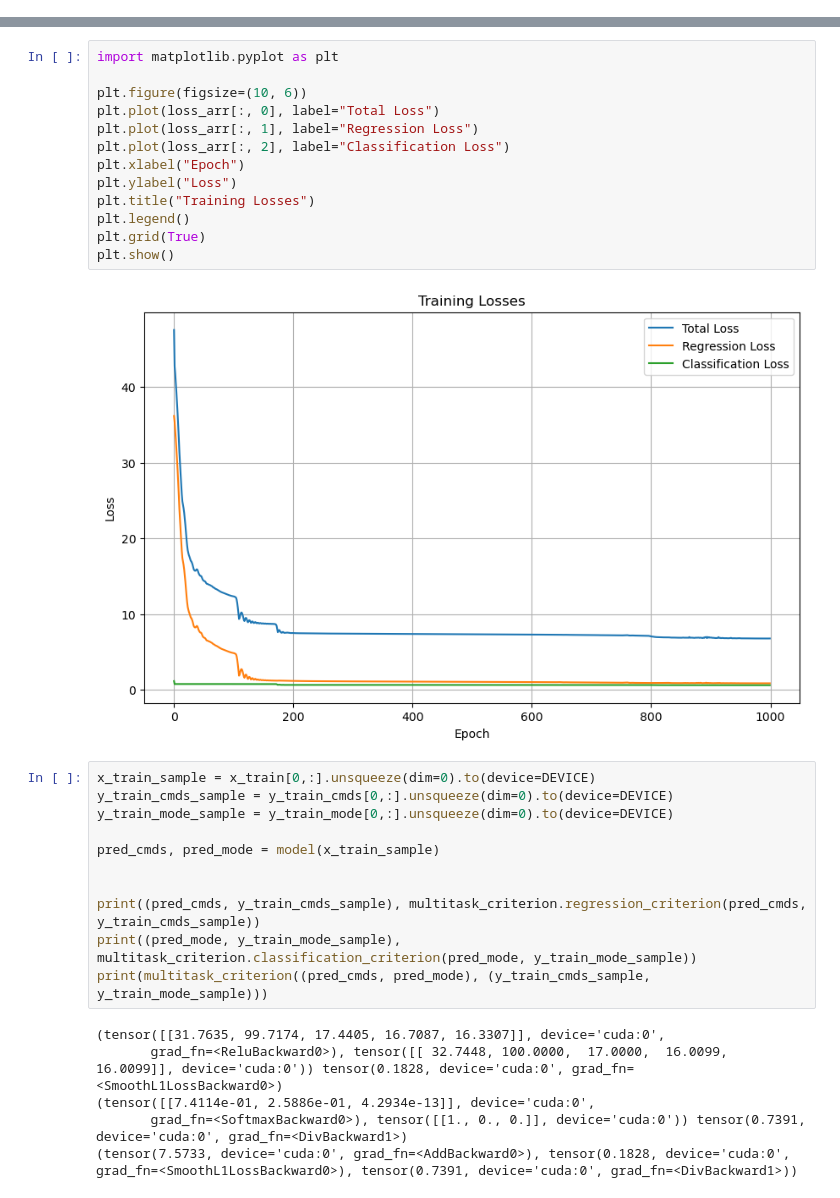
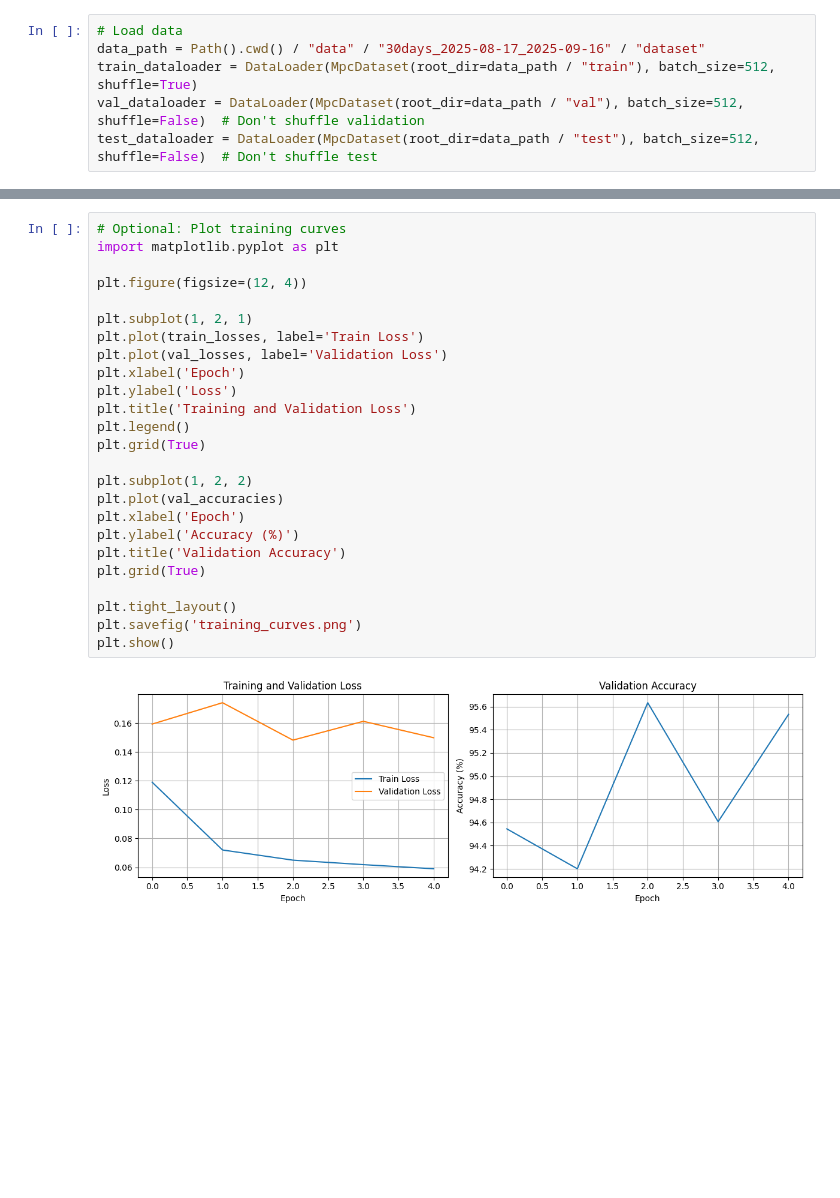
Before and after one commit to andreasHovaldt/nnlibrary, a Jupyter notebook: simple-network.ipynb, the cells around one changed output, grey strips where cells are left out. Drawn from its saved outputs; the diff is of its cells as text; blank space fills up the shorter version.

Commit message:
Added a new model and dataset, trained it on the new dataset

```diff
--- a/simple-network.ipynb
+++ b/simple-network.ipynb
@@ -81,0 +35,6 @@ Epoch 900: Total Loss=6.8856, Reg Loss=0.8687, Cls Loss=0.6017
+# %%
+# Load data
+data_path = Path().cwd() / "data" / "30days_2025-08-17_2025-09-16" / "dataset"
+train_dataloader = DataLoader(MpcDataset(root_dir=data_path / "train"), batch_size=512, shuffle=True)
+val_dataloader = DataLoader(MpcDataset(root_dir=data_path / "val"), batch_size=512, shuffle=False)  # Don't shuffle validation
+test_dataloader = DataLoader(MpcDataset(root_dir=data_path / "test"), batch_size=512, shuffle=False)  # Don't shuffle test
@@ -82,32 +211,27 @@ Epoch 900: Total Loss=6.8856, Reg Loss=0.8687, Cls Loss=0.6017
 # %%
+# Optional: Plot training curves
 import matplotlib.pyplot as plt
 
-plt.figure(figsize=(10, 6))
-plt.plot(loss_arr[:, 0], label="Total Loss")
-plt.plot(loss_arr[:, 1], label="Regression Loss")
-plt.plot(loss_arr[:, 2], label="Classification Loss")
-plt.xlabel("Epoch")
-plt.ylabel("Loss")
-plt.title("Training Losses")
+plt.figure(figsize=(12, 4))
+
+plt.subplot(1, 2, 1)
+plt.plot(train_losses, label='Train Loss')
+plt.plot(val_losses, label='Validation Loss')
+plt.xlabel('Epoch')
+plt.ylabel('Loss')
+plt.title('Training and Validation Loss')
 plt.legend()
 plt.grid(True)
+
+plt.subplot(1, 2, 2)
+plt.plot(val_accuracies)
+plt.xlabel('Epoch')
+plt.ylabel('Accuracy (%)')
+plt.title('Validation Accuracy')
+plt.grid(True)
+
+plt.tight_layout()
+plt.savefig('training_curves.png')
 plt.show()
 # %% [output]
-[figure, old version]
+[figure, new version]
-# %%
-x_train_sample = x_train[0,:].unsqueeze(dim=0).to(device=DEVICE)
-y_train_cmds_sample = y_train_cmds[0,:].unsqueeze(dim=0).to(device=DEVICE)
-y_train_mode_sample = y_train_mode[0,:].unsqueeze(dim=0).to(device=DEVICE)
-
-pred_cmds, pred_mode = model(x_train_sample)
-
-
-print((pred_cmds, y_train_cmds_sample), multitask_criterion.regression_criterion(pred_cmds, y_train_cmds_sample))
-print((pred_mode, y_train_mode_sample), multitask_criterion.classification_criterion(pred_mode, y_train_mode_sample))
-print(multitask_criterion((pred_cmds, pred_mode), (y_train_cmds_sample, y_train_mode_sample)))
-# %% [output]
-(tensor([[31.7635, 99.7174, 17.4405, 16.7087, 16.3307]], device='cuda:0',
-       grad_fn=<ReluBackward0>), tensor([[ 32.7448, 100.0000,  17.0000,  16.0099,  16.0099]], device='cuda:0')) tensor(0.1828, device='cuda:0', grad_fn=<SmoothL1LossBackward0>)
-(tensor([[7.4114e-01, 2.5886e-01, 4.2934e-13]], device='cuda:0',
-       grad_fn=<SoftmaxBackward0>), tensor([[1., 0., 0.]], device='cuda:0')) tensor(0.7391, device='cuda:0', grad_fn=<DivBackward1>)
-(tensor(7.5733, device='cuda:0', grad_fn=<AddBackward0>), tensor(0.1828, device='cuda:0', grad_fn=<SmoothL1LossBackward0>), tensor(0.7391, device='cuda:0', grad_fn=<DivBackward1>))
```
Also changed, not shown: parts of 5 cells of this notebook, 3 other files.
